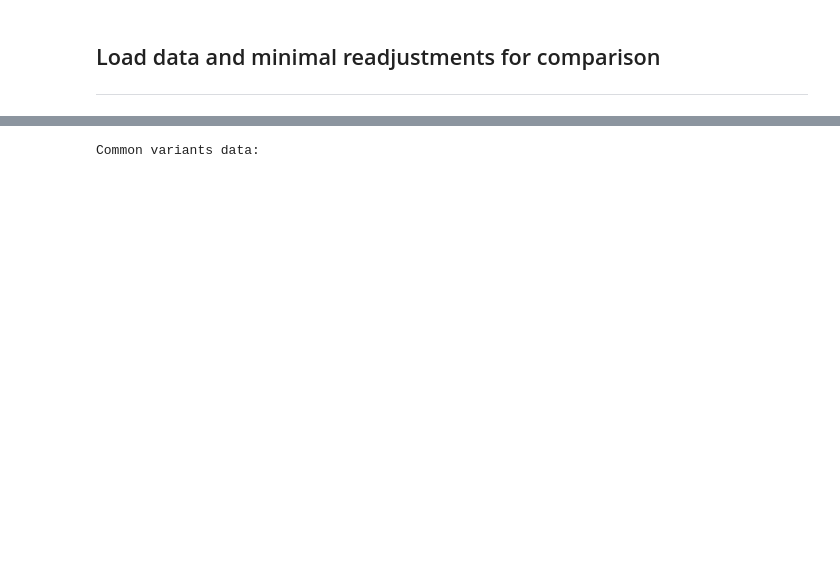
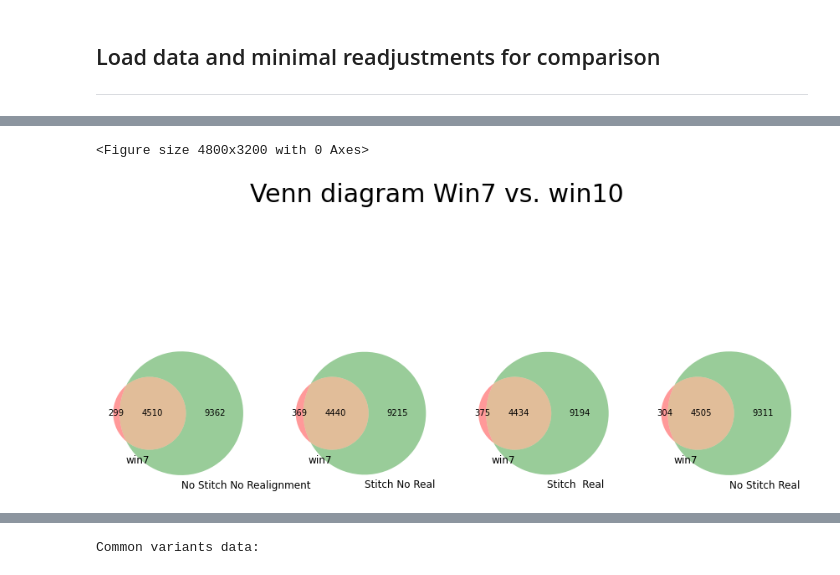
Before and after one commit to Manuel-DominguezCBG/Win7-10_comparison, a Jupyter notebook: JVJ65/JVJ65_Analysis.ipynb, the cells around one changed output, grey strips where cells are left out. Cells and saved outputs as stored; diff of their text form; code cells hidden in the pictures; blank space fills up the shorter version.

```diff
--- a/JVJ65/JVJ65_Analysis.ipynb
+++ b/JVJ65/JVJ65_Analysis.ipynb
@@ -233,0 +281,7 @@ The data:
+# %%
+
+NoStitch_NoRealm = modify_win10_data(NoStitch_NoReal)
+Stitch_NoRealm = modify_win10_data(Stitch_NoReal)
+Stitch_Realm = modify_win10_data(Stitch_Real)
+NoStitch_Realm = modify_win10_data(NoStitch_Real)
+hide_toggle()
@@ -233,0 +295,41 @@ The data:
+# %%
+plt.figure(dpi=800)
+plt.figure(figsize = (15,8))
+
+plt.suptitle('Venn diagram Win7 vs. win10 ', fontsize=30)
+
+
+plt.subplot(1,4,1)
+v = venn2([set(win7['Sample_ID'].to_list()),
+       set(NoStitch_NoRealm['10Sample_ID'].to_list()),
+      ],
+       set_labels=('win7', 'No Stitch No Realignment', )
+     )
+
+
+plt.subplot(1,4,2)
+
+
+venn2([set(win7['Sample_ID'].to_list()),
+       set(Stitch_NoRealm['10Sample_ID'].to_list()),
+      ],
+       set_labels=('win7', "Stitch No Real")
+     )
+
+plt.subplot(1,4,3)
+
+venn2([set(win7['Sample_ID'].to_list()),
+       set(Stitch_Realm['10Sample_ID'].to_list()),
+      ],
+       set_labels=('win7', "Stitch  Real")
+     )
+
+plt.subplot(1,4,4)
+
+venn2([set(win7['Sample_ID'].to_list()),
+       set(NoStitch_Realm['10Sample_ID'].to_list()),
+      ],
+       set_labels=('win7', "No Stitch Real")
+     )
+hide_toggle()
+# %% [output]
@@ -233,0 +337,2 @@ The data:
+<Figure size 4800x3200 with 0 Axes>
+[figure, added]
```
Also changed, not shown: parts of 106 cells of this notebook, 11 other files.
